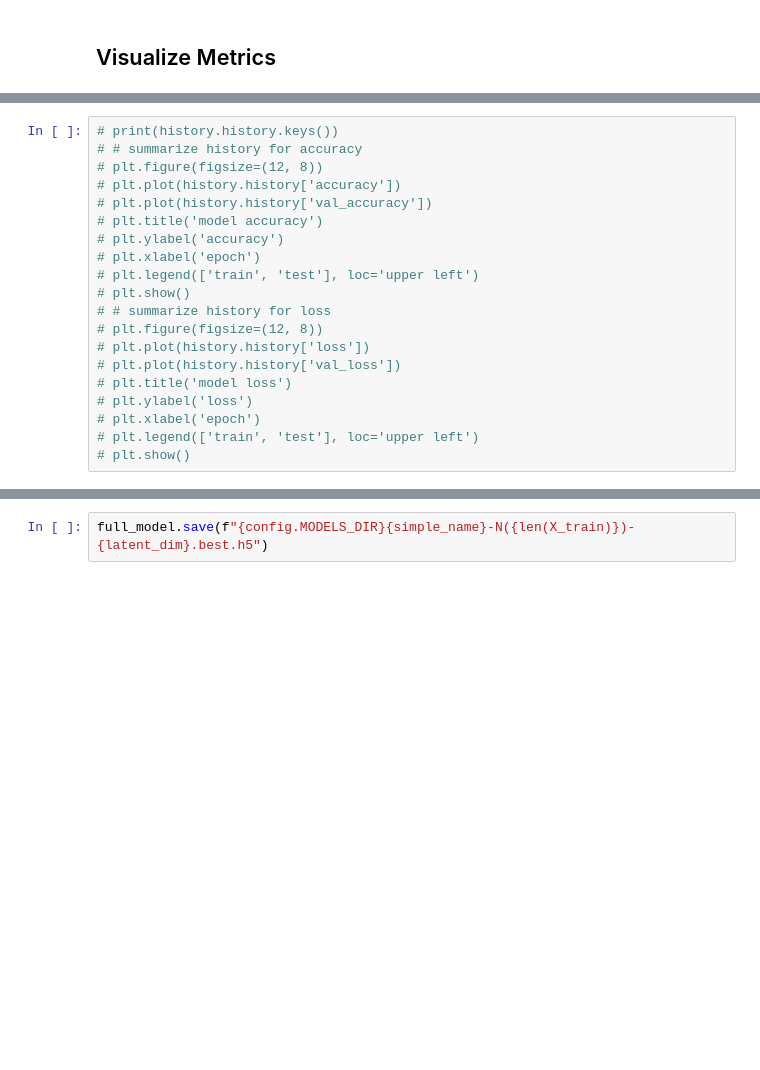
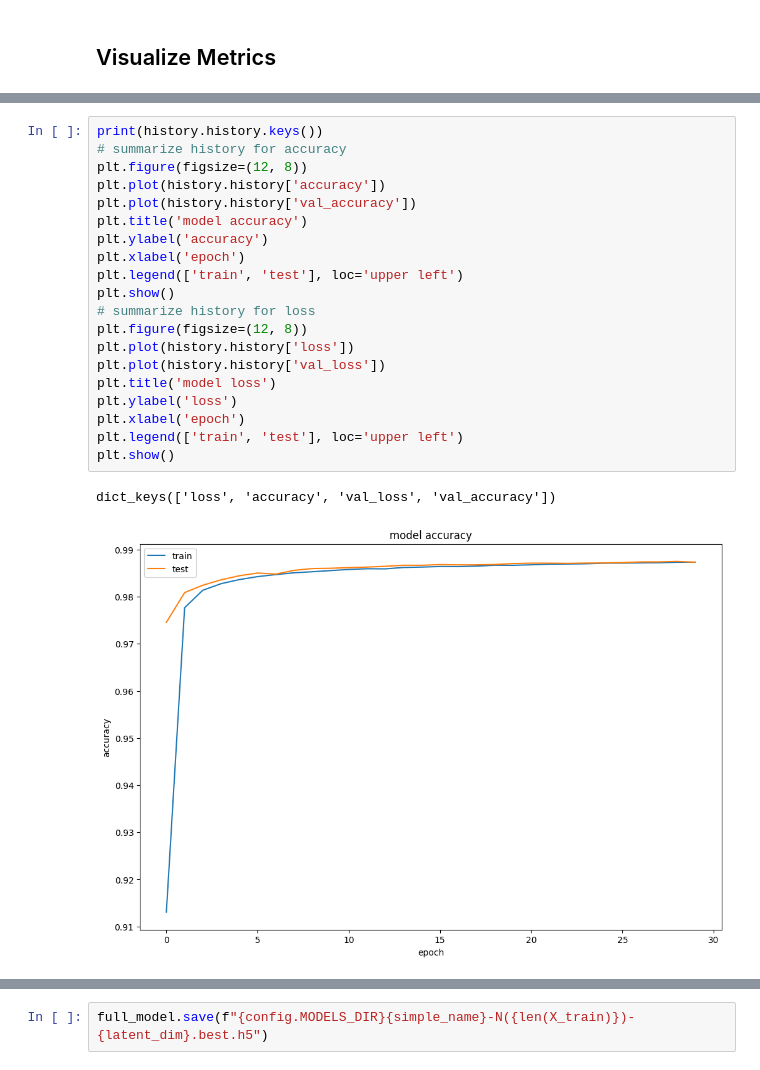
Before and after one commit to devgunho/Attack_Log_Detection_with_NLP, a Jupyter notebook: MainExp/Linux/linux_exp.ipynb, the cells around one changed output, grey strips where cells are left out. Drawn from its saved outputs; the diff is of its cells as text; blank space fills up the shorter version.

```diff
--- a/MainExp/Linux/linux_exp.ipynb
+++ b/MainExp/Linux/linux_exp.ipynb
@@ -755,20 +761,23 @@ ________________________________________________________________________________
 # %%
-# print(history.history.keys())
-# # summarize history for accuracy
-# plt.figure(figsize=(12, 8))
-# plt.plot(history.history['accuracy'])
-# plt.plot(history.history['val_accuracy'])
-# plt.title('model accuracy')
-# plt.ylabel('accuracy')
-# plt.xlabel('epoch')
-# plt.legend(['train', 'test'], loc='upper left')
-# plt.show()
-# # summarize history for loss
-# plt.figure(figsize=(12, 8))
-# plt.plot(history.history['loss'])
-# plt.plot(history.history['val_loss'])
-# plt.title('model loss')
-# plt.ylabel('loss')
-# plt.xlabel('epoch')
-# plt.legend(['train', 'test'], loc='upper left')
-# plt.show()
+print(history.history.keys())
+# summarize history for accuracy
+plt.figure(figsize=(12, 8))
+plt.plot(history.history['accuracy'])
+plt.plot(history.history['val_accuracy'])
+plt.title('model accuracy')
+plt.ylabel('accuracy')
+plt.xlabel('epoch')
+plt.legend(['train', 'test'], loc='upper left')
+plt.show()
+# summarize history for loss
+plt.figure(figsize=(12, 8))
+plt.plot(history.history['loss'])
+plt.plot(history.history['val_loss'])
+plt.title('model loss')
+plt.ylabel('loss')
+plt.xlabel('epoch')
+plt.legend(['train', 'test'], loc='upper left')
+plt.show()
+# %% [output]
+dict_keys(['loss', 'accuracy', 'val_loss', 'val_accuracy'])
+[figure, added]
```
Also changed, not shown: parts of 7 cells of this notebook, 14 other files.
